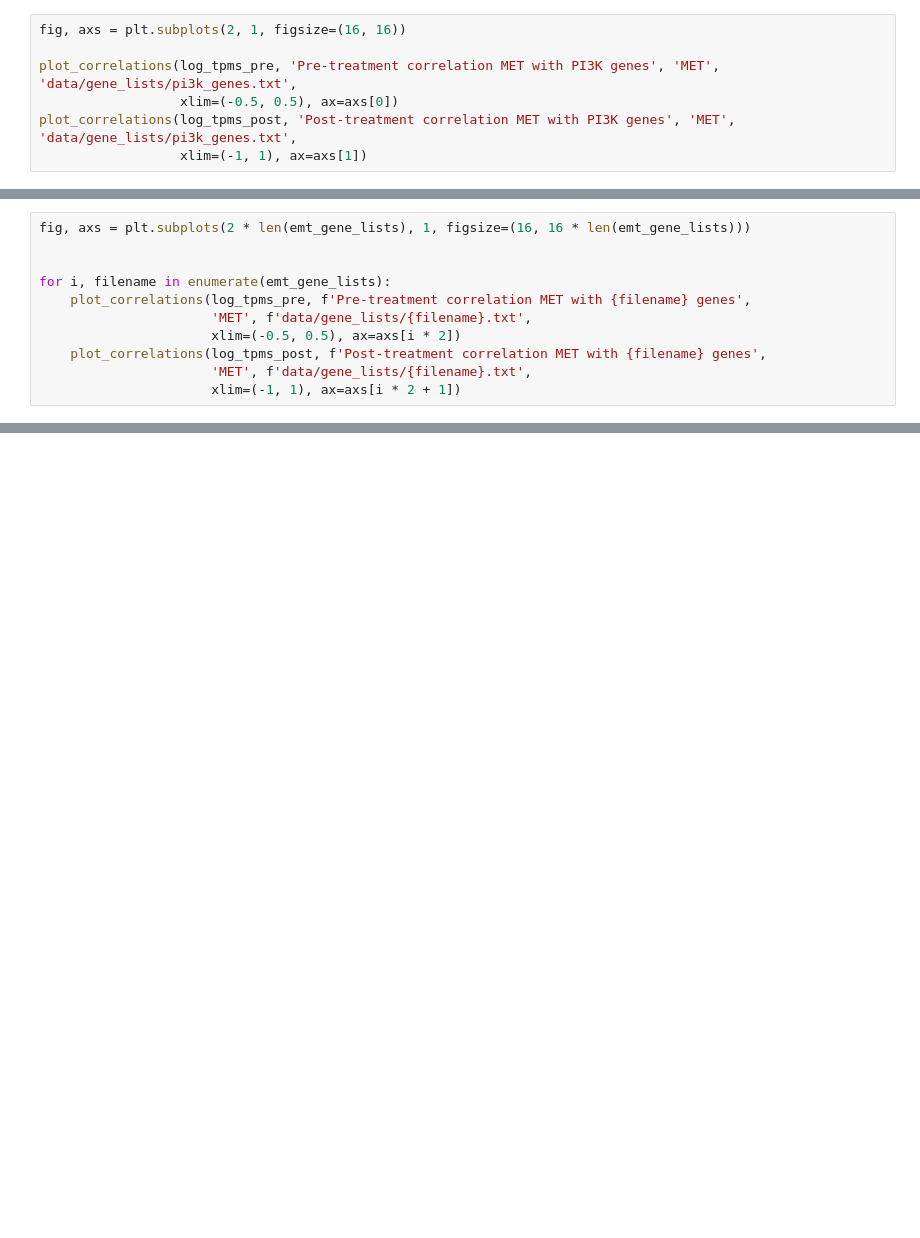
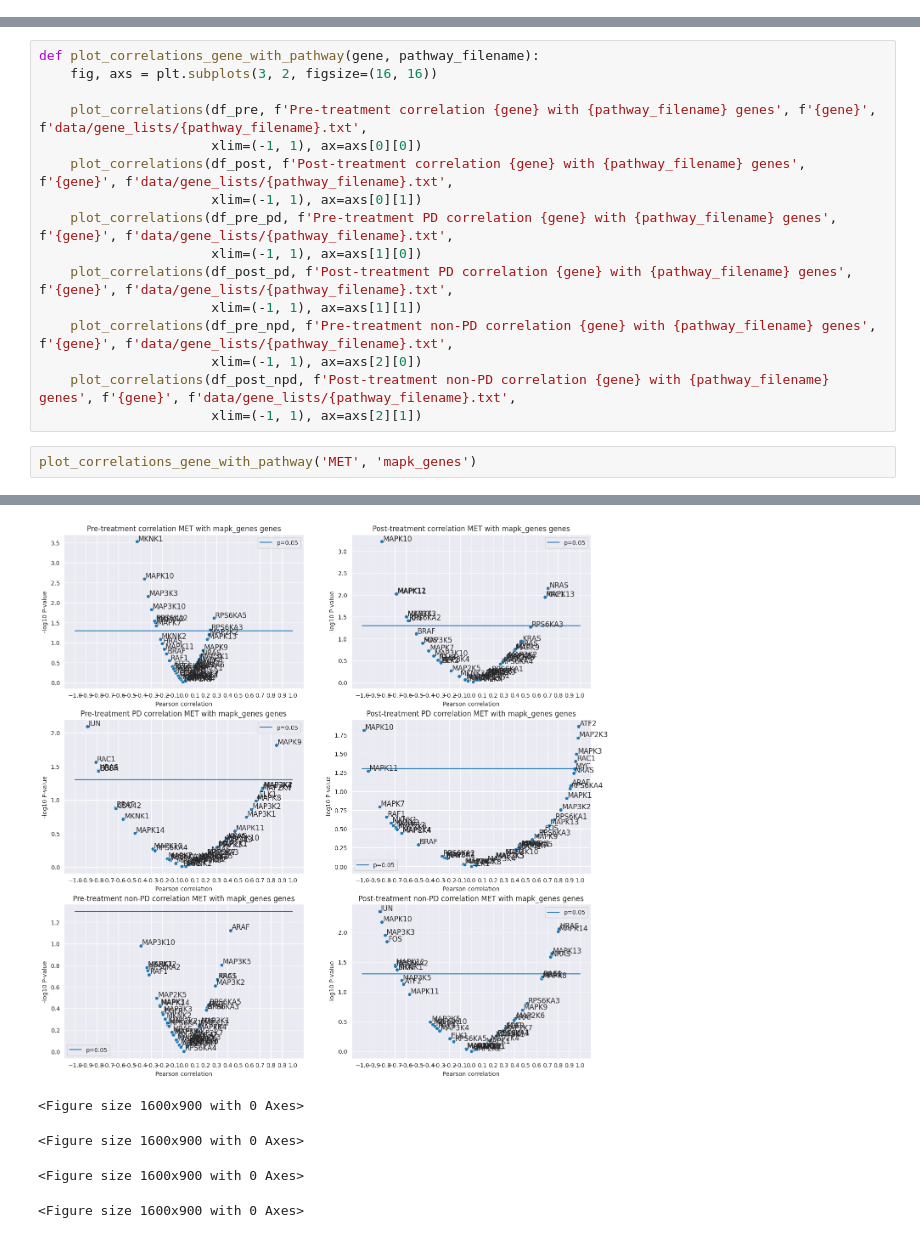
Before and after one commit to lkmaks/mcrc-cetuximab-analysis, a Jupyter notebook: notebooks/tasks58_maxim/MET_receptor_association.ipynb, the cells around one changed output, grey strips where cells are left out. Cells and saved outputs as stored; diff of their text form; blank space fills up the shorter version.

```diff
--- a/notebooks/tasks58_maxim/MET_receptor_association.ipynb
+++ b/notebooks/tasks58_maxim/MET_receptor_association.ipynb
@@ -80,7 +22,0 @@ Positive genes:  NRAS
-# %%
-fig, axs = plt.subplots(2, 1, figsize=(16, 16))
-
-plot_correlations(log_tpms_pre, 'Pre-treatment correlation MET with PI3K genes', 'MET', 'data/gene_lists/pi3k_genes.txt',
-                  xlim=(-0.5, 0.5), ax=axs[0])
-plot_correlations(log_tpms_post, 'Post-treatment correlation MET with PI3K genes', 'MET', 'data/gene_lists/pi3k_genes.txt',
-                  xlim=(-1, 1), ax=axs[1])
@@ -125,11 +62,0 @@ Full emt signatures / filtered to our genes 20 18
-# %%
-fig, axs = plt.subplots(2 * len(emt_gene_lists), 1, figsize=(16, 16 * len(emt_gene_lists)))
-
-
-for i, filename in enumerate(emt_gene_lists):
-    plot_correlations(log_tpms_pre, f'Pre-treatment correlation MET with {filename} genes',
-                      'MET', f'data/gene_lists/{filename}.txt',
-                      xlim=(-0.5, 0.5), ax=axs[i * 2])
-    plot_correlations(log_tpms_post, f'Post-treatment correlation MET with {filename} genes',
-                      'MET', f'data/gene_lists/{filename}.txt',
-                      xlim=(-1, 1), ax=axs[i * 2 + 1])
@@ -221,0 +122,19 @@ sample_id
+# %%
+def plot_correlations_gene_with_pathway(gene, pathway_filename):
+    fig, axs = plt.subplots(3, 2, figsize=(16, 16))
+
+    plot_correlations(df_pre, f'Pre-treatment correlation {gene} with {pathway_filename} genes', f'{gene}', f'data/gene_lists/{pathway_filename}.txt',
+                      xlim=(-1, 1), ax=axs[0][0])
+    plot_correlations(df_post, f'Post-treatment correlation {gene} with {pathway_filename} genes', f'{gene}', f'data/gene_lists/{pathway_filename}.txt',
+                      xlim=(-1, 1), ax=axs[0][1])
+    plot_correlations(df_pre_pd, f'Pre-treatment PD correlation {gene} with {pathway_filename} genes', f'{gene}', f'data/gene_lists/{pathway_filename}.txt',
+                      xlim=(-1, 1), ax=axs[1][0])
+    plot_correlations(df_post_pd, f'Post-treatment PD correlation {gene} with {pathway_filename} genes', f'{gene}', f'data/gene_lists/{pathway_filename}.txt',
+                      xlim=(-1, 1), ax=axs[1][1])
+    plot_correlations(df_pre_npd, f'Pre-treatment non-PD correlation {gene} with {pathway_filename} genes', f'{gene}', f'data/gene_lists/{pathway_filename}.txt',
+                      xlim=(-1, 1), ax=axs[2][0])
+    plot_correlations(df_post_npd, f'Post-treatment non-PD correlation {gene} with {pathway_filename} genes', f'{gene}', f'data/gene_lists/{pathway_filename}.txt',
+                      xlim=(-1, 1), ax=axs[2][1])
+# %%
+plot_correlations_gene_with_pathway('MET', 'mapk_genes')
+# %% [output]
@@ -221,0 +158,5 @@ sample_id
+[figure, added]
+<Figure size 1600x900 with 0 Axes>
+<Figure size 1600x900 with 0 Axes>
+<Figure size 1600x900 with 0 Axes>
+<Figure size 1600x900 with 0 Axes>
```
Also changed, not shown: parts of 26 cells of this notebook, 7 other files.
